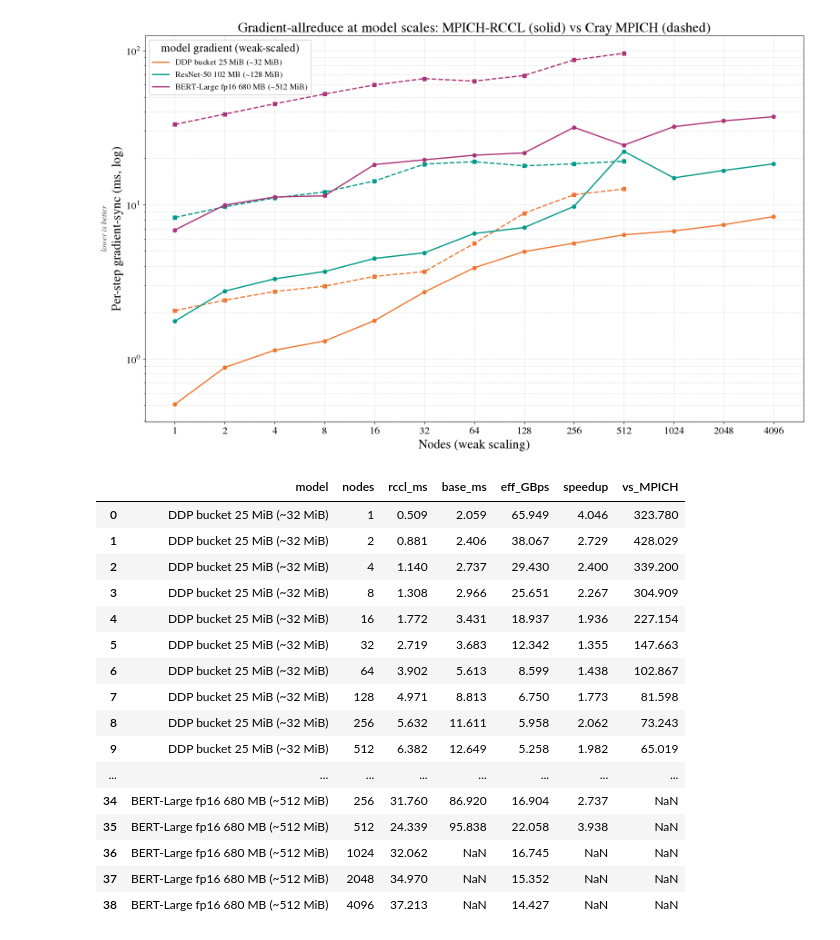
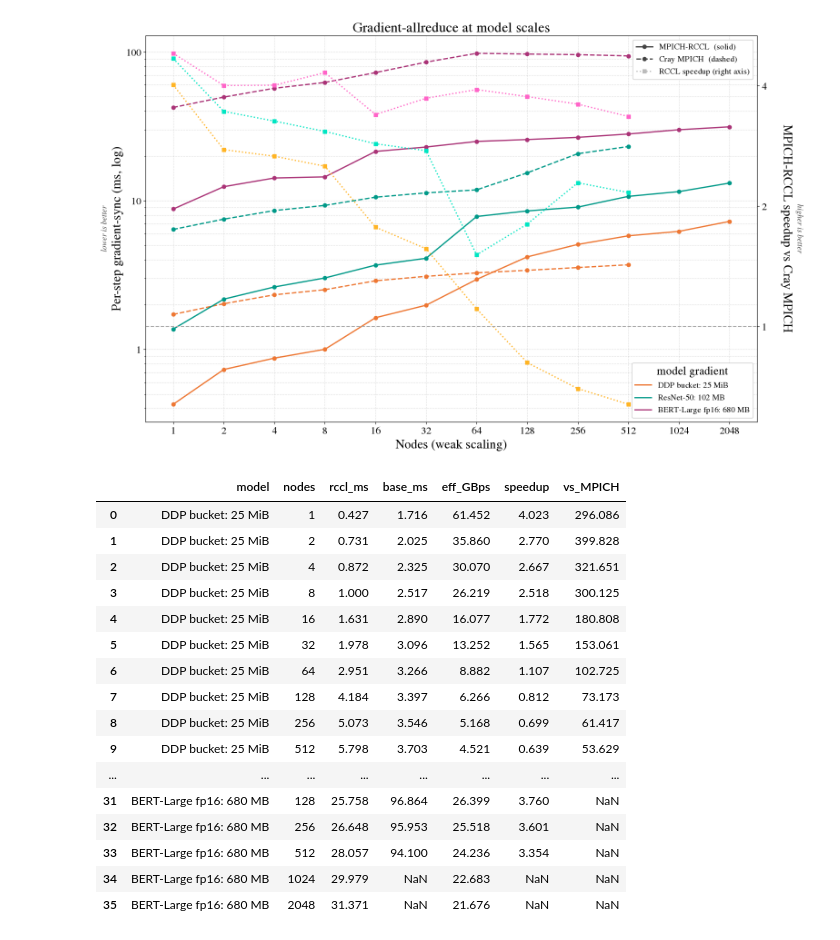
Before and after one commit to ggracelii/mpich-rccl, a Jupyter notebook: frontier/plots/plot.ipynb, the cells around one changed output. Saved outputs shown, nothing was run; the diff lists cells and outputs as text; code cells hidden in the pictures.

Commit message:
plot updates

```diff
--- a/frontier/plots/plot.ipynb
+++ b/frontier/plots/plot.ipynb
@@ -51,8 +55,26 @@ for d in sorted(glob.glob(os.path.join(RESULTS, "N*_job*"))):
 
 raw = pd.DataFrame(rows); raw = raw[raw["avg"] > 0]
 data = (raw.groupby(["nodes","config","size"], as_index=False)
-           .agg(avg=("avg","mean"), std=("avg","std"), nreps=("job","nunique")))
-print("configs:", sorted(data.config.unique()), "| nodes:", sorted(data.nodes.unique()),
-      "| sizes:", data["size"].nunique())
+           .agg(avg=("avg","median"), std=("avg","std"), nreps=("job","nunique")))   # median across reps: robust to one bad-placement rep
+
+# Path-2 ML data (exact model-gradient sizes) if results_ml/ is present; else plot_ml_sync uses Path 1.
+ML_RESULTS = "results_ml" if os.path.isdir("results_ml") else "../results_ml"
+ml_rows = []
+for d in sorted(glob.glob(os.path.join(ML_RESULTS, "N*_job*"))):
+    m = re.match(r"N(\d+)_job(\d+)", os.path.basename(d))
+    if not m:
+        continue
+    for cfg, fn in OSU_FILES.items():
+        fp = os.path.join(d, fn)
+        if os.path.exists(fp):
+            for s, a, mn, mx in parse_osu(fp):
+                ml_rows.append(dict(nodes=int(m.group(1)), job=int(m.group(2)), config=cfg, size=s, avg=a))
+_mlraw = pd.DataFrame(ml_rows)
+data_ml = (_mlraw[_mlraw["avg"] > 0]
+           .groupby(["nodes","config","size"], as_index=False)
+           .agg(avg=("avg","median"), nreps=("job","nunique"))) if len(ml_rows) else None
+
+print("main sweep nodes:", sorted(data.nodes.unique()), "| sizes:", data["size"].nunique(),
+      "| ML Path-2:", ("loaded, nodes " + str(sorted(data_ml.nodes.unique()))) if data_ml is not None else "none (uses Path 1)")
 data.head()
 # %% [output]
@@ -287,22 +335,24 @@ plot_crossover("D")              # crossover heatmap: red = MPICH-RCCL faster, g
 # %%
-# ML gradient-sync: solid = MPICH-RCCL, dashed = baseline (Cray, ends where it faults >4 MiB at >=1024)
-df_ml = plot_ml_sync("D"); df_ml.round(3)   # baseline: "D"=Cray, "B"=MPICH-device
+# ML gradient-sync (2 plots). solid=RCCL, dashed=Cray (both circles); light dotted square = RCCL speedup (right axis)
+df_ml = plot_ml_sync("D", source="exact")   # (1) exact model sizes (results_ml)
+# plot_ml_sync("D", source="near")             # (2) nearest power-of-2 estimate (main sweep)
+df_ml.round(3)
 # %% [output]
-[figure, old version]
+[figure, new version]
 |  | model | nodes | rccl_ms | base_ms | eff_GBps | speedup | vs_MPICH |
-| 0 | DDP bucket 25 MiB (~32 MiB) | 1 | 0.509 | 2.059 | 65.949 | 4.046 | 323.780 |
-| 1 | DDP bucket 25 MiB (~32 MiB) | 2 | 0.881 | 2.406 | 38.067 | 2.729 | 428.029 |
-| 2 | DDP bucket 25 MiB (~32 MiB) | 4 | 1.140 | 2.737 | 29.430 | 2.400 | 339.200 |
-| 3 | DDP bucket 25 MiB (~32 MiB) | 8 | 1.308 | 2.966 | 25.651 | 2.267 | 304.909 |
-| 4 | DDP bucket 25 MiB (~32 MiB) | 16 | 1.772 | 3.431 | 18.937 | 1.936 | 227.154 |
-| 5 | DDP bucket 25 MiB (~32 MiB) | 32 | 2.719 | 3.683 | 12.342 | 1.355 | 147.663 |
-| 6 | DDP bucket 25 MiB (~32 MiB) | 64 | 3.902 | 5.613 | 8.599 | 1.438 | 102.867 |
-| 7 | DDP bucket 25 MiB (~32 MiB) | 128 | 4.971 | 8.813 | 6.750 | 1.773 | 81.598 |
-| 8 | DDP bucket 25 MiB (~32 MiB) | 256 | 5.632 | 11.611 | 5.958 | 2.062 | 73.243 |
-| 9 | DDP bucket 25 MiB (~32 MiB) | 512 | 6.382 | 12.649 | 5.258 | 1.982 | 65.019 |
+| 0 | DDP bucket: 25 MiB | 1 | 0.427 | 1.716 | 61.452 | 4.023 | 296.086 |
+| 1 | DDP bucket: 25 MiB | 2 | 0.731 | 2.025 | 35.860 | 2.770 | 399.828 |
+| 2 | DDP bucket: 25 MiB | 4 | 0.872 | 2.325 | 30.070 | 2.667 | 321.651 |
+| 3 | DDP bucket: 25 MiB | 8 | 1.000 | 2.517 | 26.219 | 2.518 | 300.125 |
+| 4 | DDP bucket: 25 MiB | 16 | 1.631 | 2.890 | 16.077 | 1.772 | 180.808 |
+| 5 | DDP bucket: 25 MiB | 32 | 1.978 | 3.096 | 13.252 | 1.565 | 153.061 |
+| 6 | DDP bucket: 25 MiB | 64 | 2.951 | 3.266 | 8.882 | 1.107 | 102.725 |
+| 7 | DDP bucket: 25 MiB | 128 | 4.184 | 3.397 | 6.266 | 0.812 | 73.173 |
+| 8 | DDP bucket: 25 MiB | 256 | 5.073 | 3.546 | 5.168 | 0.699 | 61.417 |
+| 9 | DDP bucket: 25 MiB | 512 | 5.798 | 3.703 | 4.521 | 0.639 | 53.629 |
 | ... | ... | ... | ... | ... | ... | ... | ... |
-| 34 | BERT-Large fp16 680 MB (~512 MiB) | 256 | 31.760 | 86.920 | 16.904 | 2.737 | NaN |
-| 35 | BERT-Large fp16 680 MB (~512 MiB) | 512 | 24.339 | 95.838 | 22.058 | 3.938 | NaN |
-| 36 | BERT-Large fp16 680 MB (~512 MiB) | 1024 | 32.062 | NaN | 16.745 | NaN | NaN |
-| 37 | BERT-Large fp16 680 MB (~512 MiB) | 2048 | 34.970 | NaN | 15.352 | NaN | NaN |
-| 38 | BERT-Large fp16 680 MB (~512 MiB) | 4096 | 37.213 | NaN | 14.427 | NaN | NaN |
+| 31 | BERT-Large fp16: 680 MB | 128 | 25.758 | 96.864 | 26.399 | 3.760 | NaN |
+| 32 | BERT-Large fp16: 680 MB | 256 | 26.648 | 95.953 | 25.518 | 3.601 | NaN |
+| 33 | BERT-Large fp16: 680 MB | 512 | 28.057 | 94.100 | 24.236 | 3.354 | NaN |
+| 34 | BERT-Large fp16: 680 MB | 1024 | 29.979 | NaN | 22.683 | NaN | NaN |
+| 35 | BERT-Large fp16: 680 MB | 2048 | 31.371 | NaN | 21.676 | NaN | NaN |
```
Also changed, not shown: parts of 7 cells of this notebook, 1 other file.
